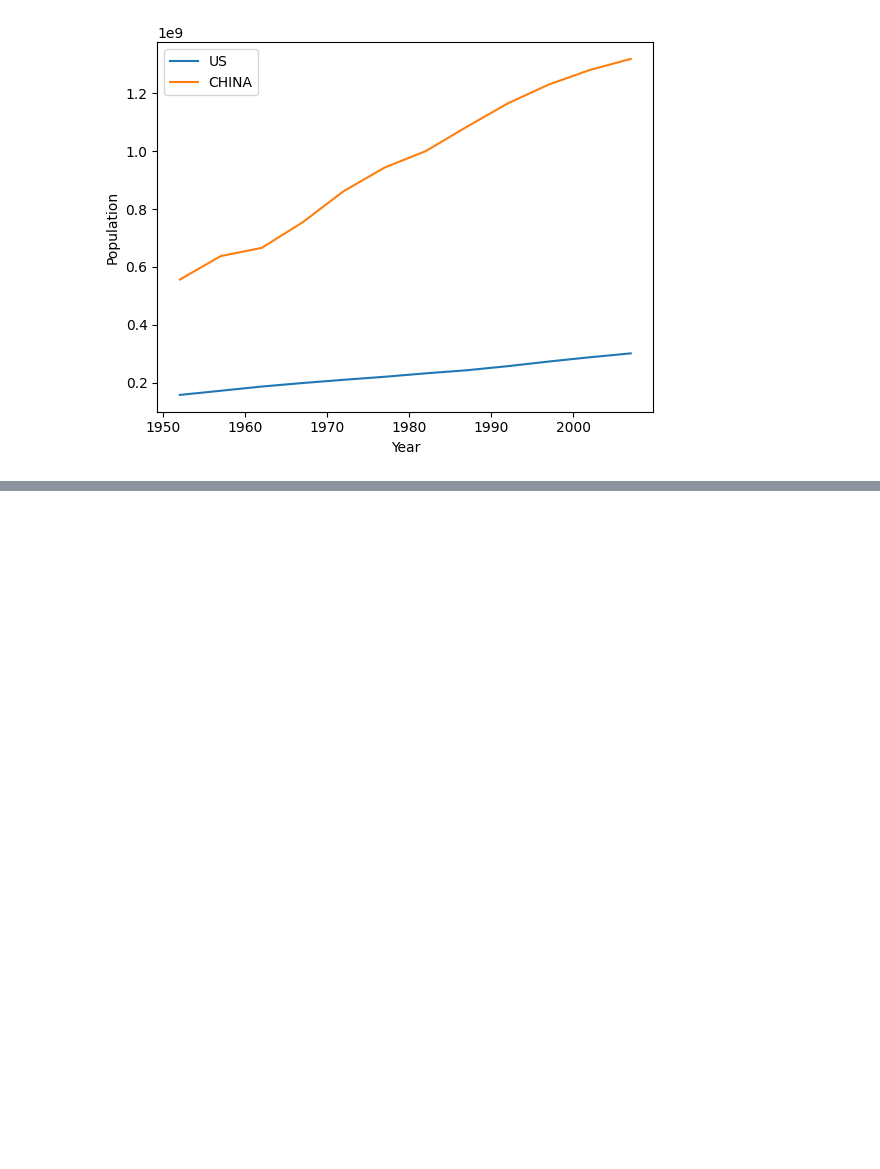
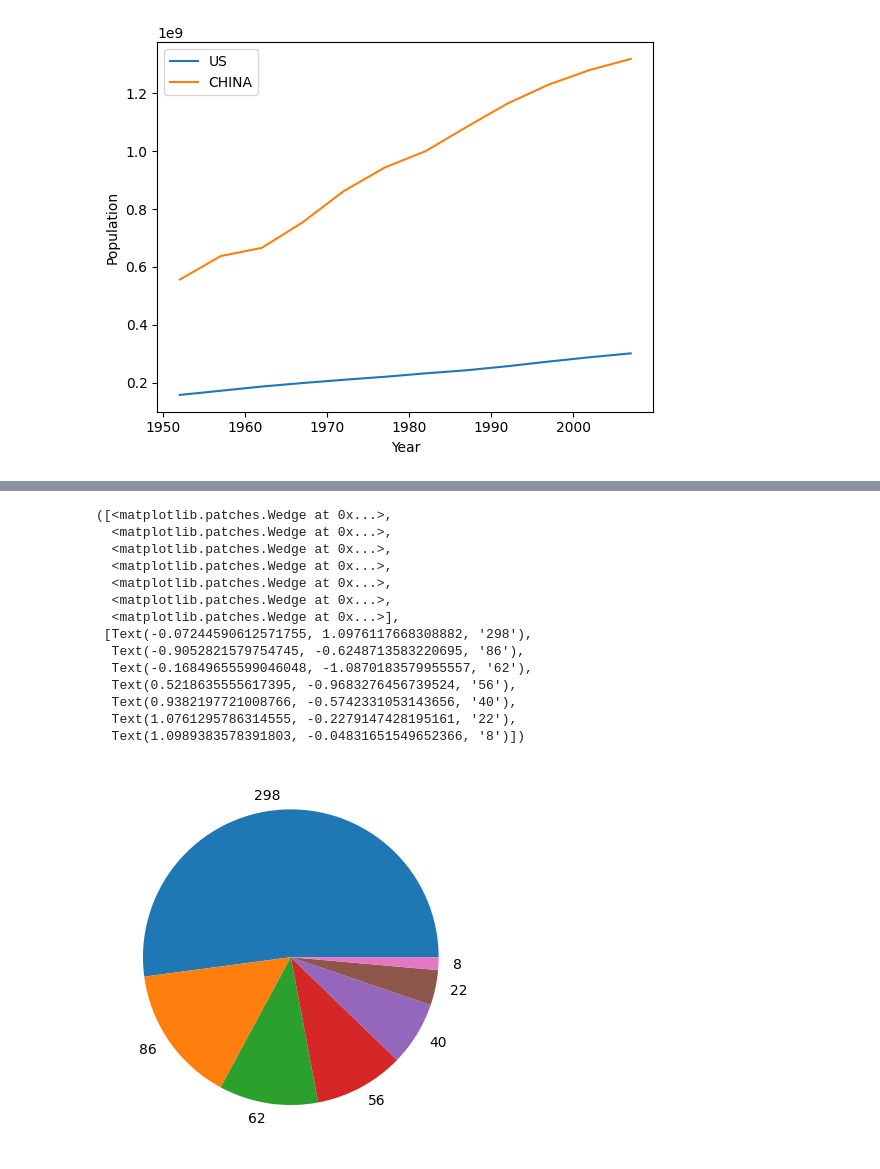
Before and after one commit to SurjanaJ/SHALA, a Jupyter notebook: Module 1/Basic Data Understanding/Untitled.ipynb, the cells around one changed output, grey strips where cells are left out. Saved outputs shown, nothing was run; the diff lists cells and outputs as text; code cells hidden in the pictures; blank space fills up the shorter version.

```diff
--- a/Module 1/Basic Data Understanding/Untitled.ipynb
+++ b/Module 1/Basic Data Understanding/Untitled.ipynb
@@ -96,0 +150,3 @@ plt.show()
+# %%
+genre = movies.genre.value_counts()
+genre
@@ -96,0 +163,18 @@ plt.show()
+# %%
+plt.pie(genre, labels = genre.i)
+# %% [output]
+([<matplotlib.patches.Wedge at 0x...>,
+  <matplotlib.patches.Wedge at 0x...>,
+  <matplotlib.patches.Wedge at 0x...>,
+  <matplotlib.patches.Wedge at 0x...>,
+  <matplotlib.patches.Wedge at 0x...>,
+  <matplotlib.patches.Wedge at 0x...>,
+  <matplotlib.patches.Wedge at 0x...>],
+ [Text(-0.07244590612571755, 1.0976117668308882, '298'),
+  Text(-0.9052821579754745, -0.6248713583220695, '86'),
+  Text(-0.16849655599046048, -1.0870183579955557, '62'),
+  Text(0.5218635555617395, -0.9683276456739524, '56'),
+  Text(0.9382197721008766, -0.5742331053143656, '40'),
+  Text(1.0761295786314555, -0.2279147428195161, '22'),
+  Text(1.0989383578391803, -0.04831651549652366, '8')])
+[figure, added]
```
Also changed, not shown: parts of 9 cells of this notebook.
